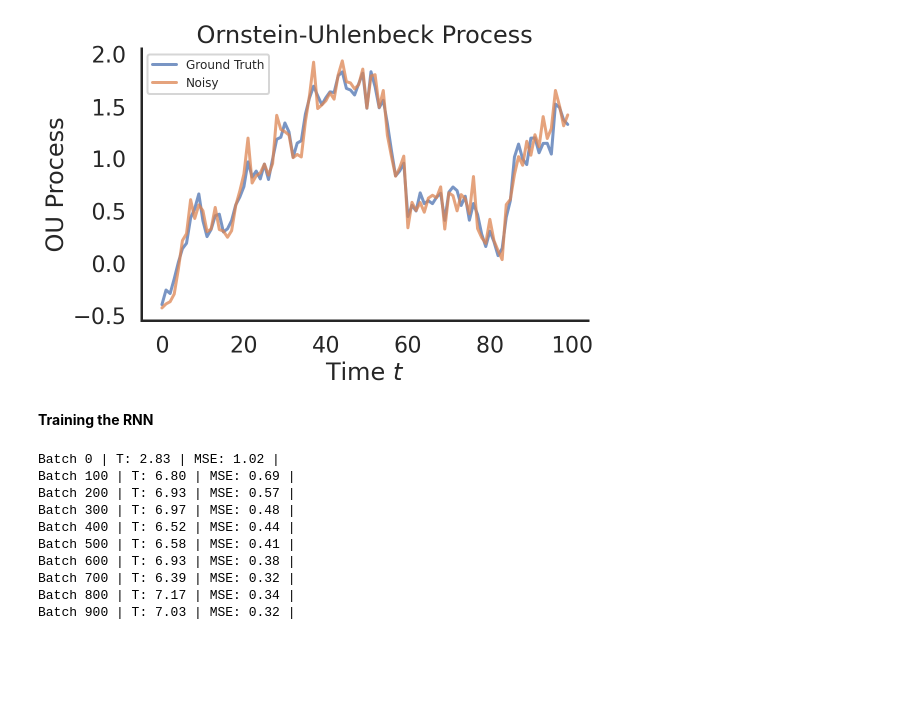
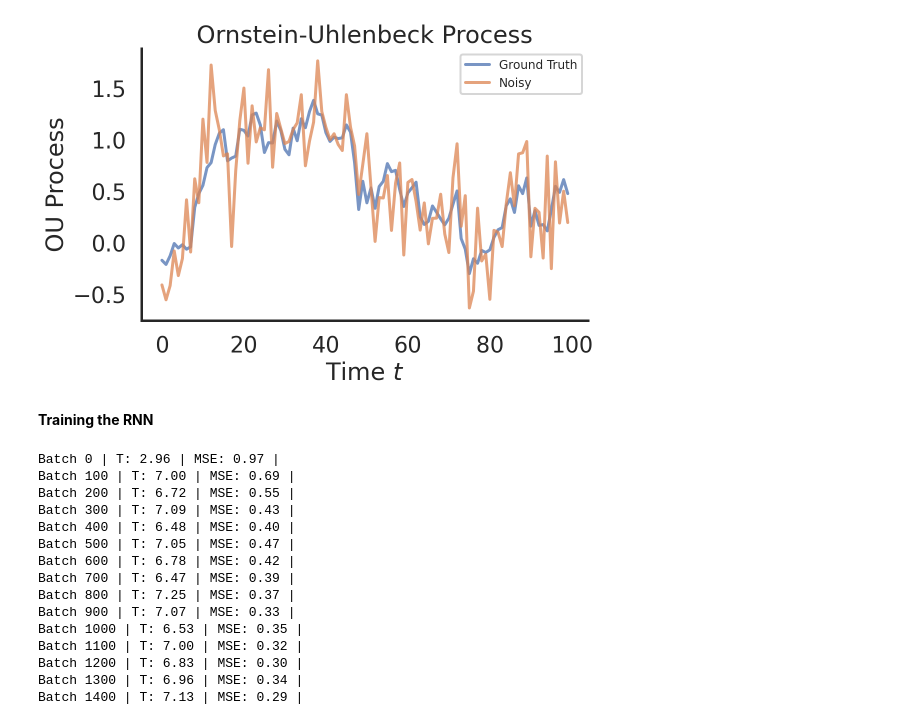
Before and after one commit to armandordorica/Advanced-Python, a Jupyter notebook: ECE1513H_Assignment_6_boilerplate_Armando.ipynb, the cells around one changed output. Saved outputs shown, nothing was run; the diff lists cells and outputs as text; code cells hidden in the pictures; blank space fills up the shorter version.

Commit message:
num_batches = 1500

```diff
--- a/ECE1513H_Assignment_6_boilerplate_Armando.ipynb
+++ b/ECE1513H_Assignment_6_boilerplate_Armando.ipynb
@@ -71,14 +71,14 @@ def plot_ou_loss(train_loss, title="Train Loss - OU GRU-RNN"):
 # %%
 # Generate & plot a time series generated by the OU process
 x_0, mu, tau, sigma, dt = 0, 1, 2, 0.5, 0.1
-noise_std = 0.01
+noise_std = 0.1
 num_dims, batch_size = 100, 64  # Number of timesteps in process
 
 x, x_tilde = generate_ou_process(batch_size, num_dims, mu, tau,
                                  sigma, noise_std, dt)
 plot_ou_process(x[0, :], x_tilde[0, :])
 # %% [output]
-[figure, old version]
+[figure, new version]
 # %%
 from jax.nn import sigmoid
 from jax.nn.initializers import glorot_normal, normal
@@ -180,7 +180,7 @@ opt_init, opt_update, get_params = optimizers.adam(step_size)
 opt_state = opt_init(params)
 
 
-num_batches = 1000
+num_batches = 1500
 train_loss_log = []
 start_time = time.time()
 
@@ -198,16 +198,21 @@ for batch_idx in range(num_batches):
         start_time = time.time()
         print("Batch {} | T: {:0.2f} | MSE: {:0.2f} |".format(batch_idx, batch_time, loss))
 # %% [output]
-Batch 0 | T: 2.83 | MSE: 1.02 |
-Batch 100 | T: 6.80 | MSE: 0.69 |
-Batch 200 | T: 6.93 | MSE: 0.57 |
-Batch 300 | T: 6.97 | MSE: 0.48 |
-Batch 400 | T: 6.52 | MSE: 0.44 |
-Batch 500 | T: 6.58 | MSE: 0.41 |
-Batch 600 | T: 6.93 | MSE: 0.38 |
-Batch 700 | T: 6.39 | MSE: 0.32 |
-Batch 800 | T: 7.17 | MSE: 0.34 |
-Batch 900 | T: 7.03 | MSE: 0.32 |
+Batch 0 | T: 2.96 | MSE: 0.97 |
+Batch 100 | T: 7.00 | MSE: 0.69 |
+Batch 200 | T: 6.72 | MSE: 0.55 |
+Batch 300 | T: 7.09 | MSE: 0.43 |
+Batch 400 | T: 6.48 | MSE: 0.40 |
+Batch 500 | T: 7.05 | MSE: 0.47 |
+Batch 600 | T: 6.78 | MSE: 0.42 |
+Batch 700 | T: 6.47 | MSE: 0.39 |
+Batch 800 | T: 7.25 | MSE: 0.37 |
+Batch 900 | T: 7.07 | MSE: 0.33 |
+Batch 1000 | T: 6.53 | MSE: 0.35 |
+Batch 1100 | T: 7.00 | MSE: 0.32 |
+Batch 1200 | T: 6.83 | MSE: 0.30 |
+Batch 1300 | T: 6.96 | MSE: 0.34 |
+Batch 1400 | T: 7.13 | MSE: 0.29 |
 # %%
 
 # Plot the training loss for OU-GRU-RNN!
```
Also changed, not shown: parts of 2 cells of this notebook.
